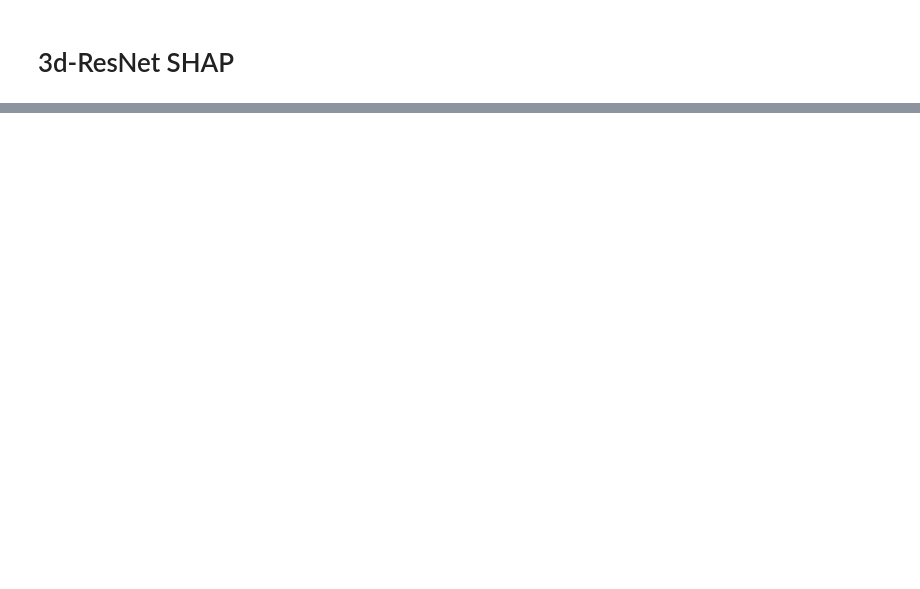
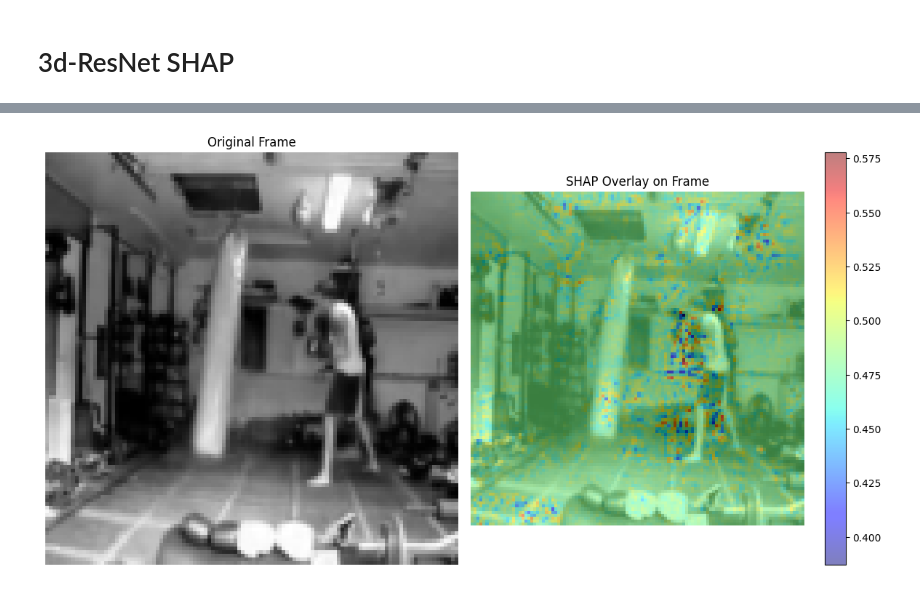
Before and after one commit to aluo7/fast_shapley, a Jupyter notebook: gradient_shap/gradient_shap.ipynb, the cells around one changed output, grey strips where cells are left out. Drawn from its saved outputs; the diff is of its cells as text; code cells hidden in the pictures; blank space fills up the shorter version.

Commit message:
[#10] Gradient SHAP final

```diff
--- a/gradient_shap/gradient_shap.ipynb
+++ b/gradient_shap/gradient_shap.ipynb
@@ -79,0 +92,15 @@ torch.Size([4, 16, 3, 112, 112])
+# %%
+shap_values = compute_shap_values(
+    model=resnet_3d_model,
+    inputs=video_batch,
+    model_type="3d_resnet"
+)
+# %%
+visualize_shap(
+    shap_values=shap_values,
+    original_input=video_batch,
+    model_type="3d_resnet",
+    frame_idx=0
+)
+# %% [output]
+[figure, added]
```
Also changed, not shown: parts of 4 cells of this notebook, 1 other file.
